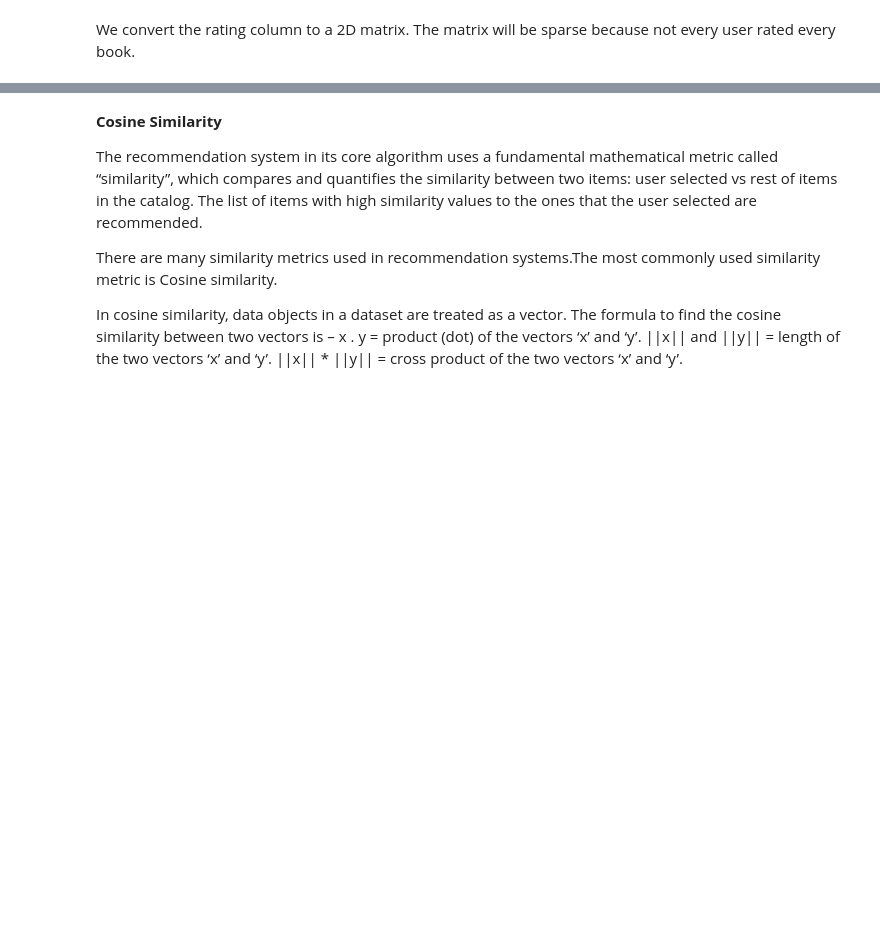
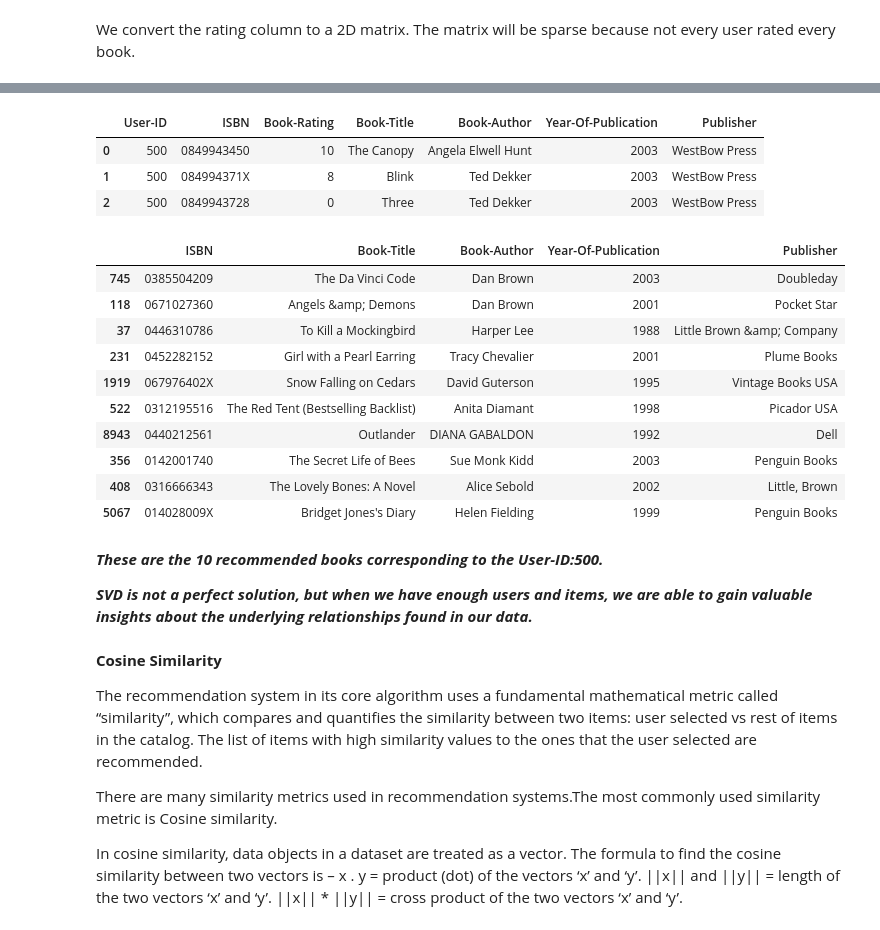
Before and after one commit to neerajac19/Book-Recommendation-System, a Jupyter notebook: Book_Recommendation_system.ipynb, the cells around one changed output, grey strips where cells are left out. Cells and saved outputs as stored; diff of their text form; code cells hidden in the pictures; blank space fills up the shorter version.

```diff
--- a/Book_Recommendation_system.ipynb
+++ b/Book_Recommendation_system.ipynb
@@ -520,0 +589,6 @@ pt
+# %%
+columns=pt.columns
+# %%
+#Converting the reconstructed matrix back to a Pandas dataframe
+cf_preds_df = pd.DataFrame(all_user_predicted_ratings, columns = columns)
+cf_preds_df.head()
@@ -521,3 +603,55 @@ pt
+# %%
+def recommend_books(preds_df, userID, books_df, ratings_df, num_recommendations=5):
+
+    # Get and sort the user's predictions
+    user_row_number = userID - 1 # UserID starts at 1, not 0
+    sorted_user_predictions = preds_df.iloc[user_row_number].sort_values(ascending=False) # UserID starts at 1
+#     print(preds_df.iloc[user_row_number])
+#     print(sorted_user_predictions)
+    # Get the user's data and merge in the book information.
+    user_data = ratings_df[ratings_df['User-ID'] == (userID)]
+    user_full = (user_data.merge(books_df, how = 'left', left_on = 'ISBN', right_on = 'ISBN').
+                     sort_values(['Book-Rating'], ascending=False)
+                 )
+#     print(user_full)
+#     print 'User {0} has already rated {1} books.'.format(userID, user_full.shape[0])
+#     print 'Recommending highest {0} predicted ratings books not already rated.'.format(num_recommendations)
+    #                left_on = 'movieId',
+#                right_on = 'movieId').
+# merge(pd.DataFrame(sorted_user_predictions).reset_index(), how = 'left').rename(columns = {user_row_number: 'Predictions'}).
+    # Recommend the highest predicted rating books that the user hasn't seen yet.
+    recommendations = (books_df[~books_df['ISBN'].isin(user_full['ISBN'])]).merge(pd.DataFrame(sorted_user_predictions).reset_index(), how = 'left', left_on = 'ISBN',
+               right_on = 'ISBN').rename(columns = {user_row_number: 'Predictions'}).sort_values('Predictions', ascending = False).iloc[:num_recommendations, :-1]
+
+
+    return user_full, recommendations
+# %%
+already_rated, predictions = recommend_books(cf_preds_df,500,dataset1,dataset2, 10)
+# %%
+already_rated.head(10)
+# %% [output]
+|  | User-ID | ISBN | Book-Rating | Book-Title | Book-Author | Year-Of-Publication | Publisher |
+| 0 | 500 | 0849943450 | 10 | The Canopy | Angela Elwell Hunt | 2003 | WestBow Press |
+| 1 | 500 | 084994371X | 8 | Blink | Ted Dekker | 2003 | WestBow Press |
+| 2 | 500 | 0849943728 | 0 | Three | Ted Dekker | 2003 | WestBow Press |
+# %%
+predictions
+# %% [output]
+|  | ISBN | Book-Title | Book-Author | Year-Of-Publication | Publisher |
+| 745 | 0385504209 | The Da Vinci Code | Dan Brown | 2003 | Doubleday |
+| 118 | 0671027360 | Angels &amp; Demons | Dan Brown | 2001 | Pocket Star |
+| 37 | 0446310786 | To Kill a Mockingbird | Harper Lee | 1988 | Little Brown &amp; Company |
+| 231 | 0452282152 | Girl with a Pearl Earring | Tracy Chevalier | 2001 | Plume Books |
+| 1919 | 067976402X | Snow Falling on Cedars | David Guterson | 1995 | Vintage Books USA |
+| 522 | 0312195516 | The Red Tent (Bestselling Backlist) | Anita Diamant | 1998 | Picador USA |
+| 8943 | 0440212561 | Outlander | DIANA GABALDON | 1992 | Dell |
+| 356 | 0142001740 | The Secret Life of Bees | Sue Monk Kidd | 2003 | Penguin Books |
+| 408 | 0316666343 | The Lovely Bones: A Novel | Alice Sebold | 2002 | Little, Brown |
+| 5067 | 014028009X | Bridget Jones's Diary | Helen Fielding | 1999 | Penguin Books |
+# %% [markdown]
+***These are the 10 recommended books corresponding to the User-ID:500.***
+
+***SVD is not a perfect solution, but when we have enough users and items, we are able to gain valuable insights about the underlying relationships found in our data.***
 # %% [markdown]
 **Cosine Similarity**
 
```
Also changed, not shown: parts of 31 cells of this notebook.
